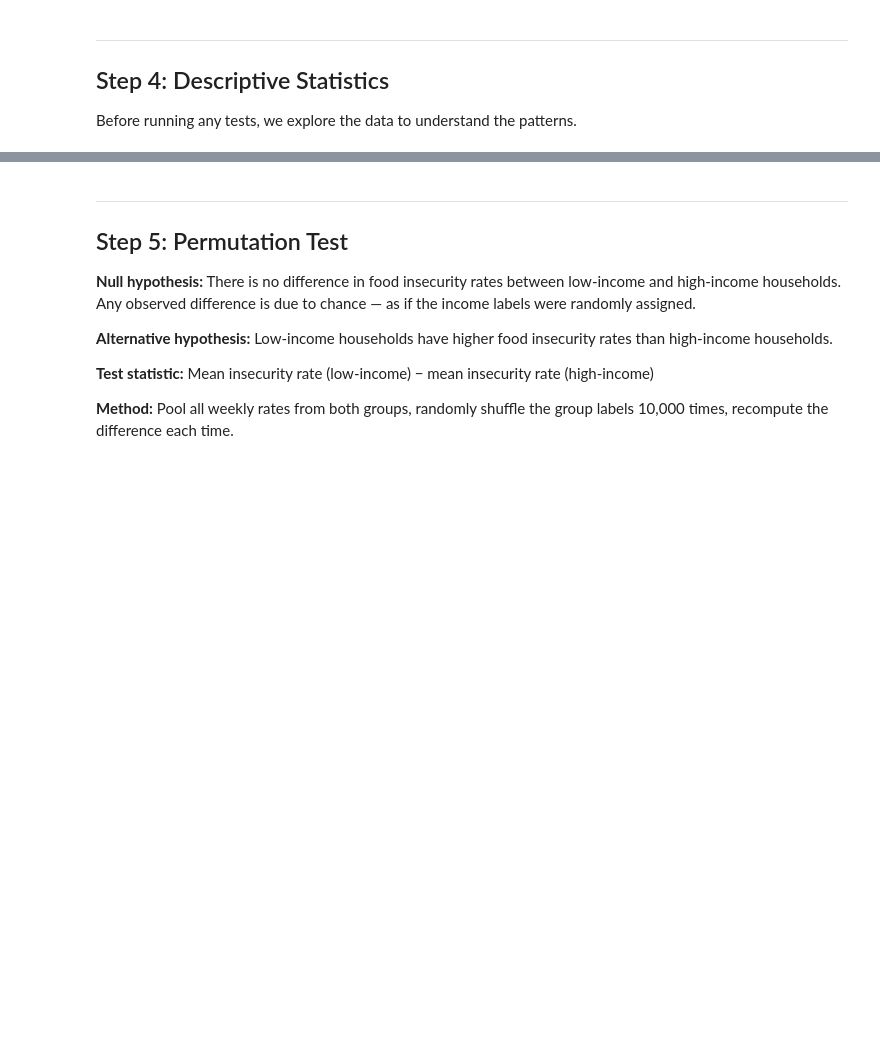
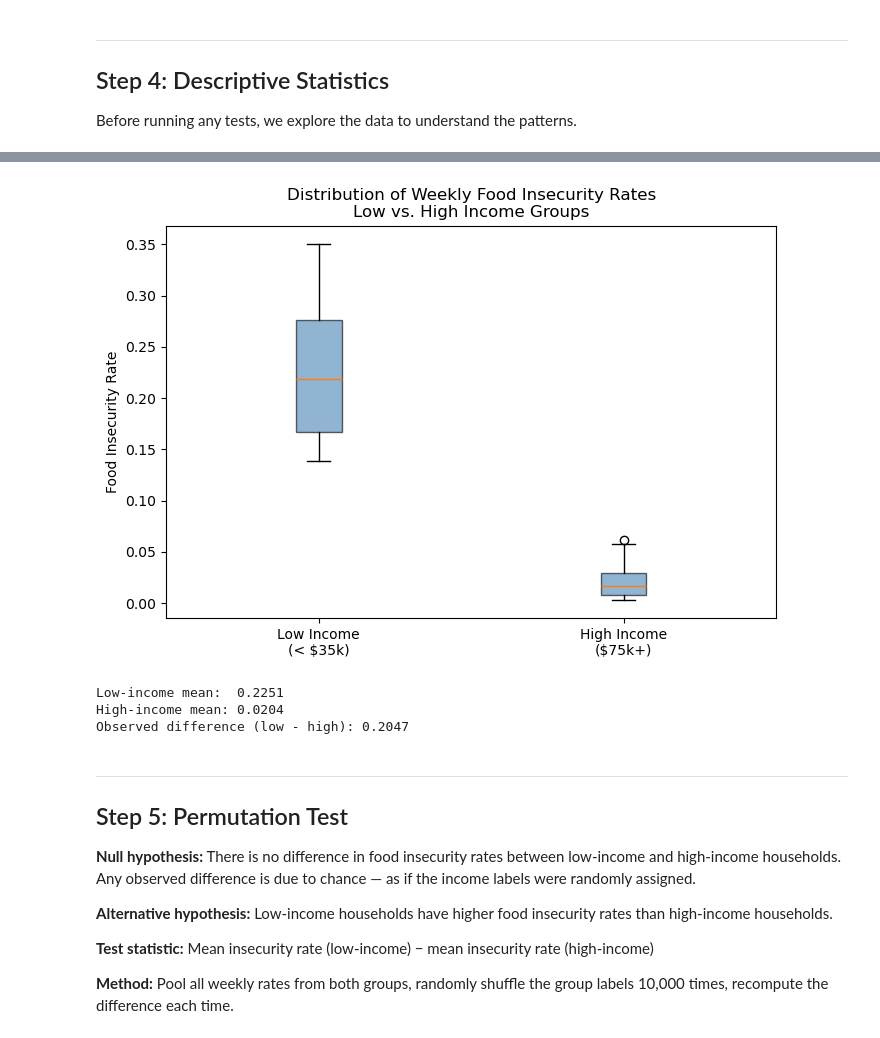
Before and after one commit to Anh-Nguyen-09/food-insecurity-income-covid-Anh-Nguyen-09, a Jupyter notebook: analysis.ipynb, the cells around one changed output, grey strips where cells are left out. Saved outputs shown, nothing was run; the diff lists cells and outputs as text; code cells hidden in the pictures; blank space fills up the shorter version.

```diff
--- a/analysis.ipynb
+++ b/analysis.ipynb
@@ -124,21 +191,26 @@ plt.show()
 # %%
 # Boxplot comparing low vs high income distributions
 low_rates = inc[inc['Income'].isin(low_inc_groups)]['insecurity_rate'].values
 high_rates = inc[inc['Income'].isin(high_inc_groups)]['insecurity_rate'].values
 
 plt.figure(figsize=(7, 5))
 plt.boxplot([low_rates, high_rates],
-            labels=['Low Income\n(< $35k)', 'High Income\n($75k+)'],
+            tick_labels=['Low Income\n(< $35k)', 'High Income\n($75k+)'],
             patch_artist=True,
             boxprops=dict(facecolor='steelblue', alpha=0.6))
 plt.title('Distribution of Weekly Food Insecurity Rates\nLow vs. High Income Groups')
 plt.ylabel('Food Insecurity Rate')
 plt.tight_layout()
 plt.show()
 
 print(f'Low-income mean:  {low_rates.mean():.4f}')
 print(f'High-income mean: {high_rates.mean():.4f}')
 print(f'Observed difference (low - high): {low_rates.mean() - high_rates.mean():.4f}')
+# %% [output]
+[figure, added]
+Low-income mean:  0.2251
+High-income mean: 0.0204
+Observed difference (low - high): 0.2047
 # %% [markdown]
 ---
 ## Step 5: Permutation Test
```
Also changed, not shown: parts of 12 cells of this notebook.
